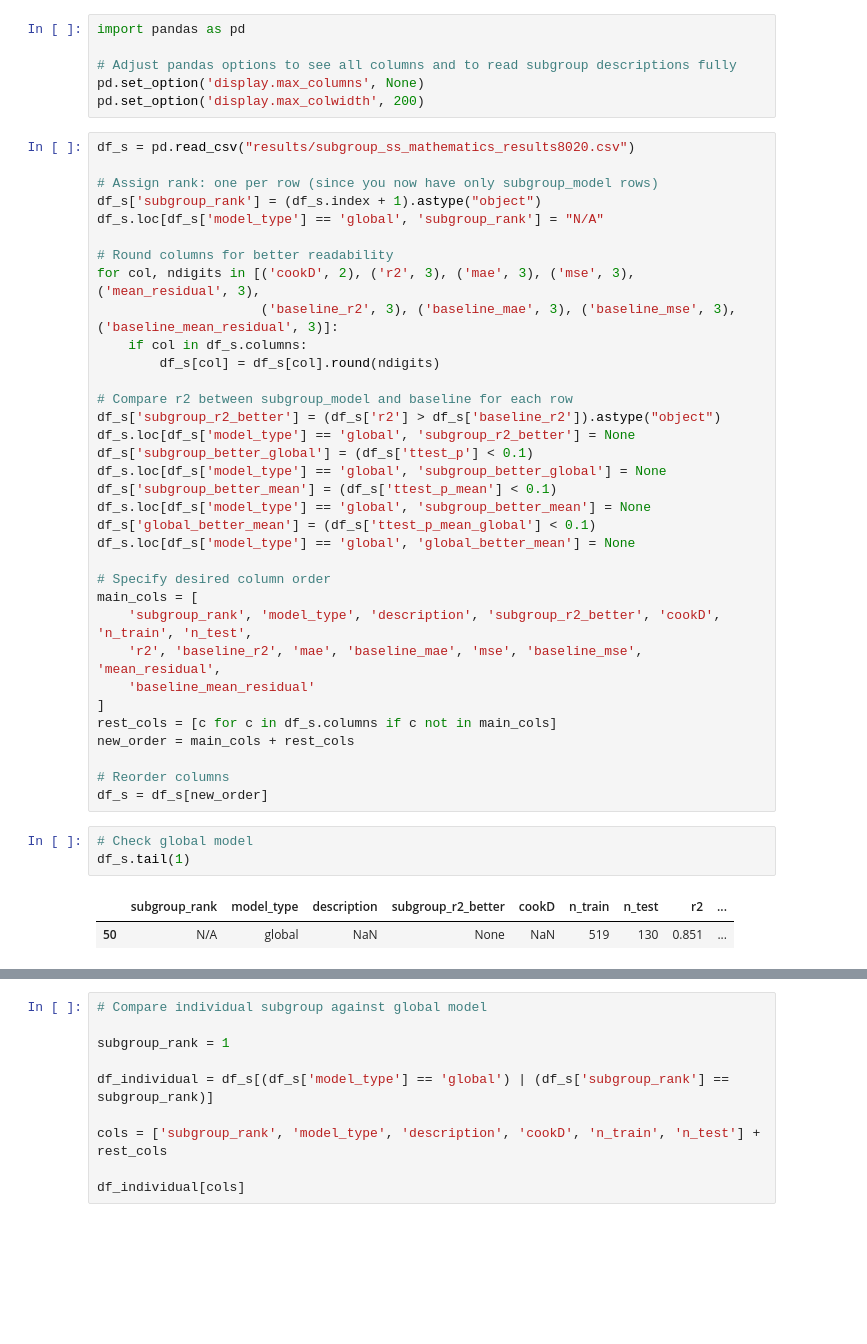
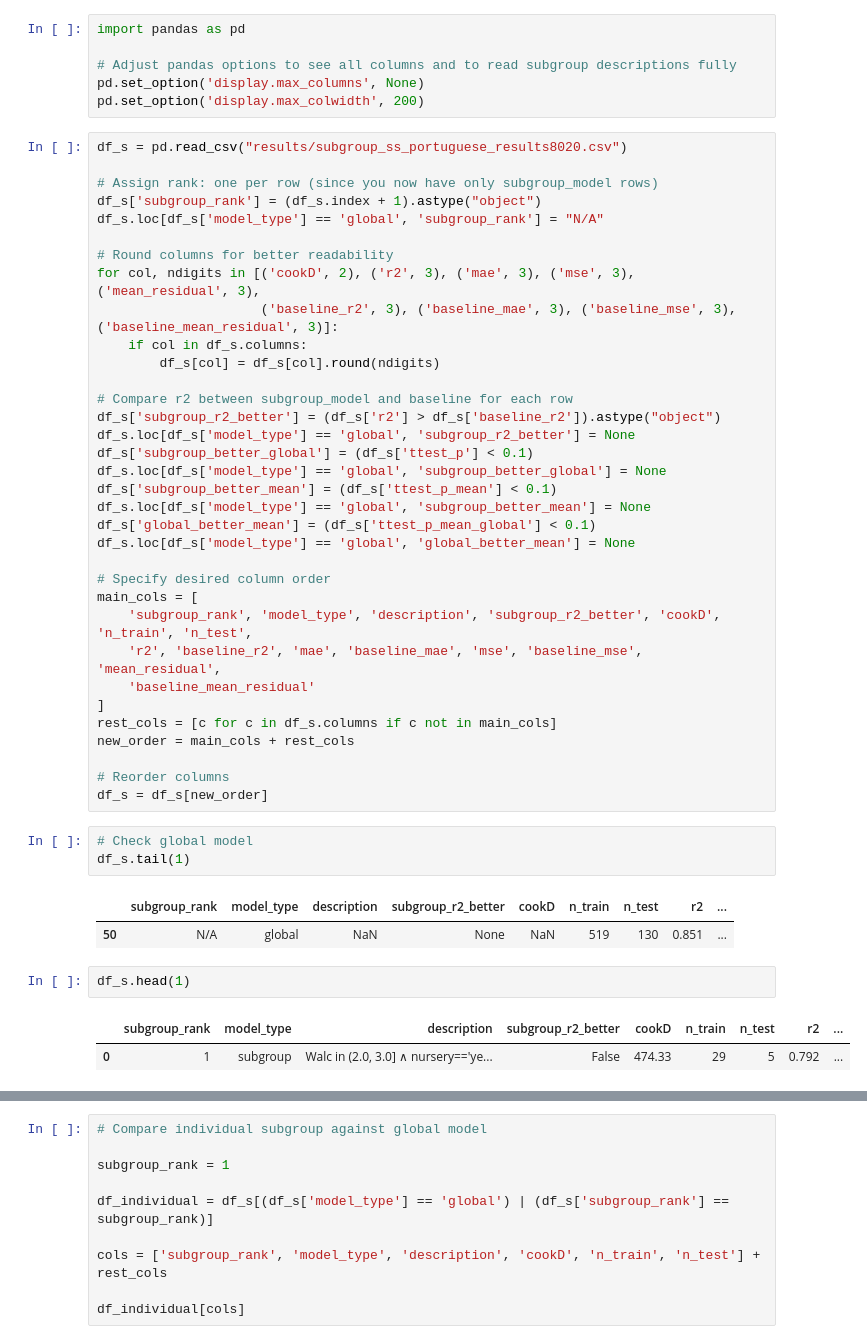
Before and after one commit to TvanGorcum/EMM_Group_4, a Jupyter notebook: results_inspector.ipynb, the cells around one changed output, grey strips where cells are left out. Drawn from its saved outputs; the diff is of its cells as text; blank space fills up the shorter version.

```diff
--- a/results_inspector.ipynb
+++ b/results_inspector.ipynb
@@ -5,7 +5,7 @@ import pandas as pd
 pd.set_option('display.max_columns', None)
 pd.set_option('display.max_colwidth', 200)
 # %%
-df_s = pd.read_csv("results/subgroup_ss_mathematics_results8020.csv")
+df_s = pd.read_csv("results/subgroup_ss_portuguese_results8020.csv")
 
 # Assign rank: one per row (since you now have only subgroup_model rows)
 df_s['subgroup_rank'] = (df_s.index + 1).astype("object")
@@ -44,5 +44,10 @@ df_s.tail(1)
 # %% [output]
 |  | subgroup_rank | model_type | description | subgroup_r2_better | cookD | n_train | n_test | r2 | ... |
 | 50 | N/A | global | NaN | None | NaN | 519 | 130 | 0.851 | ... |
+# %%
+df_s.head(1)
+# %% [output]
+|  | subgroup_rank | model_type | description | subgroup_r2_better | cookD | n_train | n_test | r2 | ... |
+| 0 | 1 | subgroup | Walc in (2.0, 3.0] ∧ nursery=='ye... | False | 474.33 | 29 | 5 | 0.792 | ... |
 # %%
 # Check subgroup models
```
Also changed, not shown: parts of 2 cells of this notebook, 3 other files.
